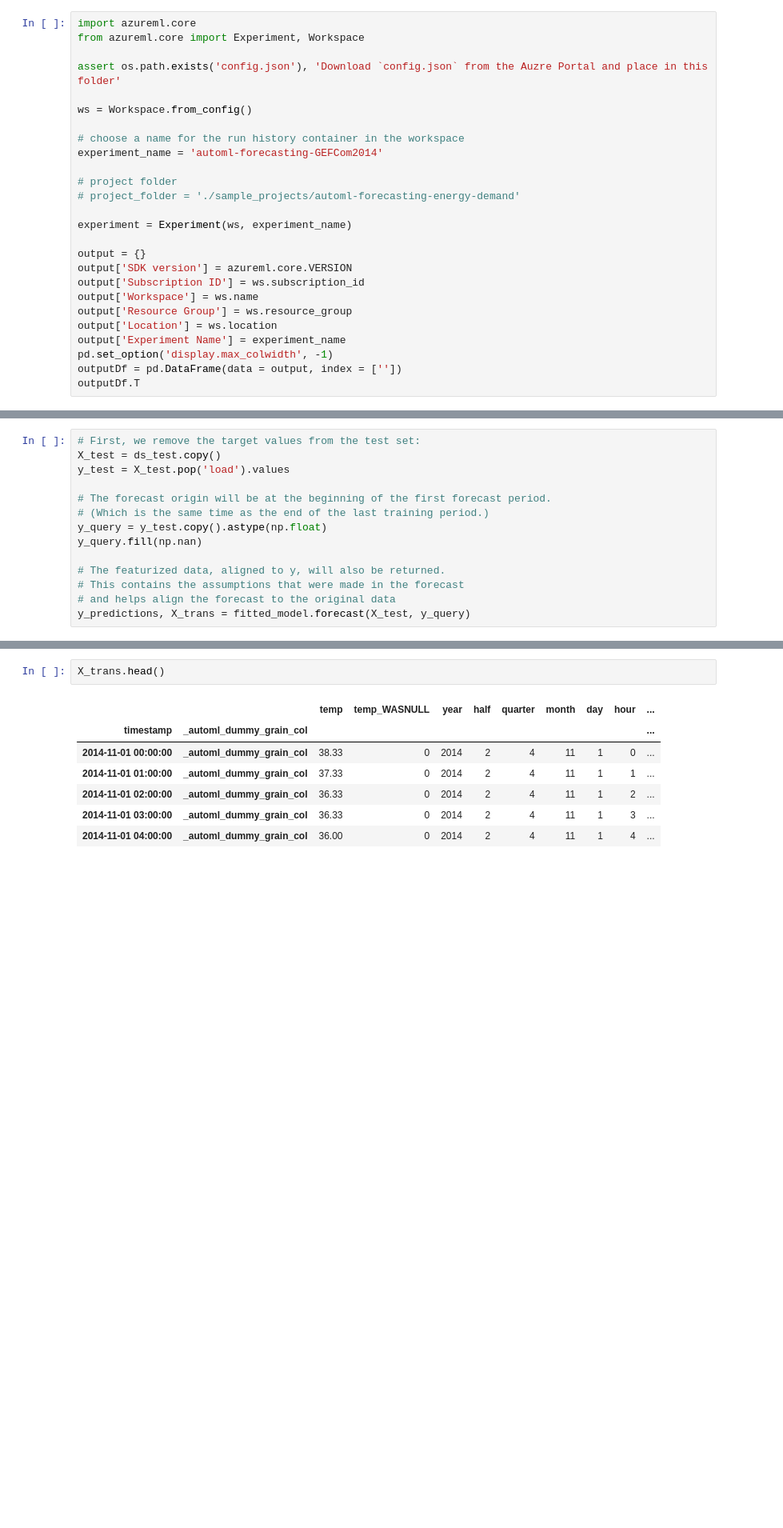
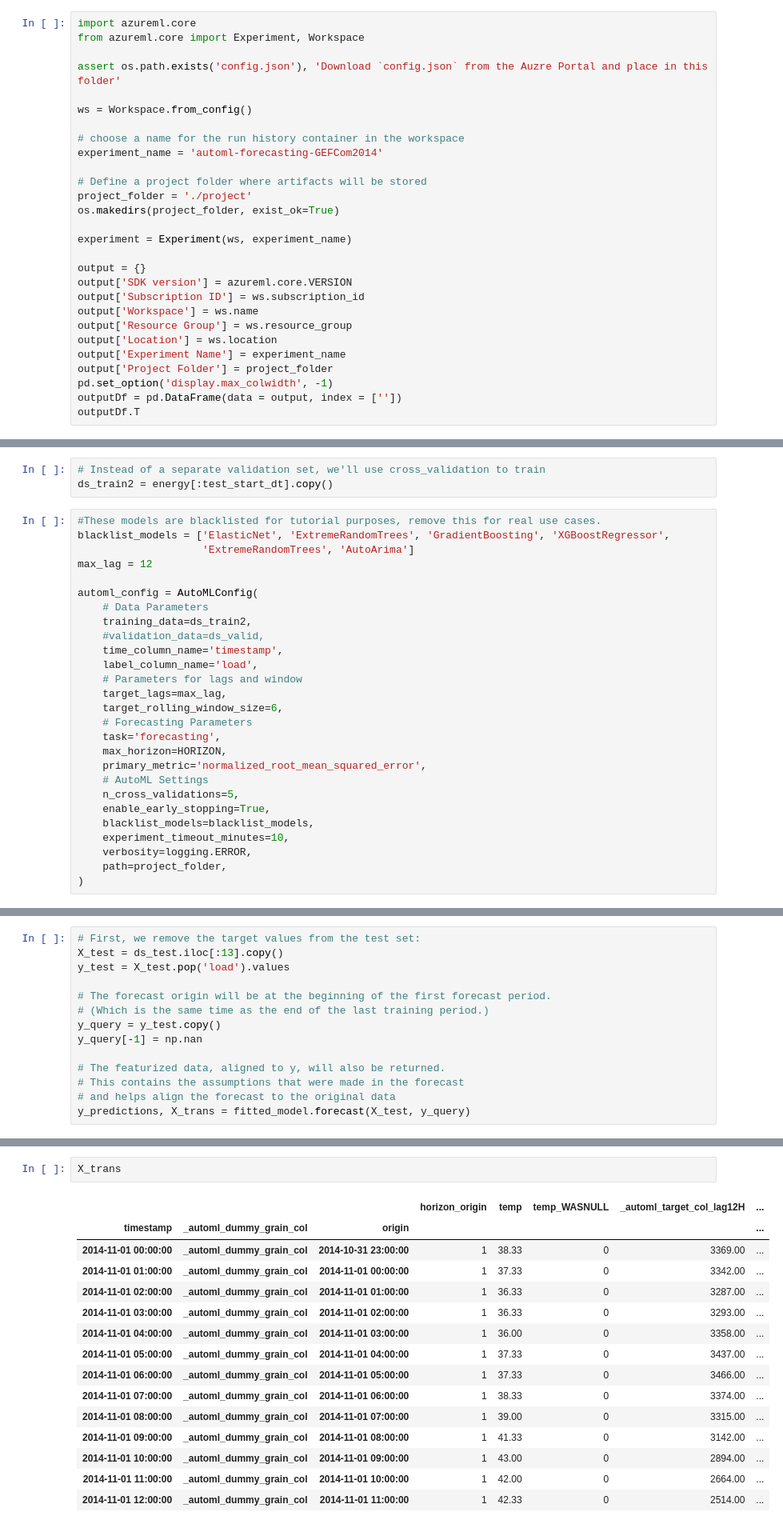
Before and after one commit to Azure/DeepLearningForTimeSeriesForecasting, a Jupyter notebook: automl/1_AzureAutoML_local.ipynb, the cells around one changed output, grey strips where cells are left out. Shown at 80% size. Saved outputs shown, nothing was run; the diff lists cells and outputs as text; blank space fills up the shorter version.

Commit message:
Use lags and do a rolling forcast.

```diff
--- a/automl/1_AzureAutoML_local.ipynb
+++ b/automl/1_AzureAutoML_local.ipynb
@@ -124,8 +145,9 @@ ws = Workspace.from_config()
 # choose a name for the run history container in the workspace
 experiment_name = 'automl-forecasting-GEFCom2014'
 
-# project folder
-# project_folder = './sample_projects/automl-forecasting-energy-demand'
+# Define a project folder where artifacts will be stored
+project_folder = './project'
+os.makedirs(project_folder, exist_ok=True)
 
 experiment = Experiment(ws, experiment_name)
 
@@ -136,6 +158,7 @@ output['Workspace'] = ws.name
 output['Resource Group'] = ws.resource_group
 output['Location'] = ws.location
 output['Experiment Name'] = experiment_name
+output['Project Folder'] = project_folder
 pd.set_option('display.max_colwidth', -1)
 outputDf = pd.DataFrame(data = output, index = [''])
 outputDf.T
@@ -188,0 +373,30 @@ Call the submit method on the experiment object and pass the run configuration.
+# %%
+# Instead of a separate validation set, we'll use cross_validation to train
+ds_train2 = energy[:test_start_dt].copy()
+# %%
+#These models are blacklisted for tutorial purposes, remove this for real use cases.
+blacklist_models = ['ElasticNet', 'ExtremeRandomTrees', 'GradientBoosting', 'XGBoostRegressor',
+                    'ExtremeRandomTrees', 'AutoArima']
+max_lag = 12
+
+automl_config = AutoMLConfig(
+    # Data Parameters
+    training_data=ds_train2,
+    #validation_data=ds_valid,
+    time_column_name='timestamp',
+    label_column_name='load',
+    # Parameters for lags and window
+    target_lags=max_lag,
+    target_rolling_window_size=6,
+    # Forecasting Parameters
+    task='forecasting',
+    max_horizon=HORIZON,
+    primary_metric='normalized_root_mean_squared_error',
+    # AutoML Settings
+    n_cross_validations=5,
+    enable_early_stopping=True,
+    blacklist_models=blacklist_models,
+    experiment_timeout_minutes=10,
+    verbosity=logging.ERROR,
+    path=project_folder,
+)
@@ -282,12 +511,12 @@ Using the predict method would result in getting predictions for EVERY horizon t
 # %%
 # First, we remove the target values from the test set:
-X_test = ds_test.copy()
+X_test = ds_test.iloc[:13].copy()
 y_test = X_test.pop('load').values
 
 # The forecast origin will be at the beginning of the first forecast period.
 # (Which is the same time as the end of the last training period.)
-y_query = y_test.copy().astype(np.float)
-y_query.fill(np.nan)
+y_query = y_test.copy()
+y_query[-1] = np.nan
 
 # The featurized data, aligned to y, will also be returned.
 # This contains the assumptions that were made in the forecast
@@ -296,12 +525,20 @@ y_predictions, X_trans = fitted_model.forecast(X_test, y_query)
 # %% [markdown]
 It is useful to look at how the inputs were transformed to create the predictions
 # %%
-X_trans.head()
+X_trans
 # %% [output]
-|  |  | temp | temp_WASNULL | year | half | quarter | month | day | hour | ... |
-| timestamp | _automl_dummy_grain_col |  |  |  |  |  |  |  |  | ... |
-| 2014-11-01 00:00:00 | _automl_dummy_grain_col | 38.33 | 0 | 2014 | 2 | 4 | 11 | 1 | 0 | ... |
-| 2014-11-01 01:00:00 | _automl_dummy_grain_col | 37.33 | 0 | 2014 | 2 | 4 | 11 | 1 | 1 | ... |
-| 2014-11-01 02:00:00 | _automl_dummy_grain_col | 36.33 | 0 | 2014 | 2 | 4 | 11 | 1 | 2 | ... |
-| 2014-11-01 03:00:00 | _automl_dummy_grain_col | 36.33 | 0 | 2014 | 2 | 4 | 11 | 1 | 3 | ... |
-| 2014-11-01 04:00:00 | _automl_dummy_grain_col | 36.00 | 0 | 2014 | 2 | 4 | 11 | 1 | 4 | ... |
+|  |  |  | horizon_origin | temp | temp_WASNULL | _automl_target_col_lag12H | ... |
+| timestamp | _automl_dummy_grain_col | origin |  |  |  |  | ... |
+| 2014-11-01 00:00:00 | _automl_dummy_grain_col | 2014-10-31 23:00:00 | 1 | 38.33 | 0 | 3369.00 | ... |
+| 2014-11-01 01:00:00 | _automl_dummy_grain_col | 2014-11-01 00:00:00 | 1 | 37.33 | 0 | 3342.00 | ... |
+| 2014-11-01 02:00:00 | _automl_dummy_grain_col | 2014-11-01 01:00:00 | 1 | 36.33 | 0 | 3287.00 | ... |
+| 2014-11-01 03:00:00 | _automl_dummy_grain_col | 2014-11-01 02:00:00 | 1 | 36.33 | 0 | 3293.00 | ... |
+| 2014-11-01 04:00:00 | _automl_dummy_grain_col | 2014-11-01 03:00:00 | 1 | 36.00 | 0 | 3358.00 | ... |
+| 2014-11-01 05:00:00 | _automl_dummy_grain_col | 2014-11-01 04:00:00 | 1 | 37.33 | 0 | 3437.00 | ... |
+| 2014-11-01 06:00:00 | _automl_dummy_grain_col | 2014-11-01 05:00:00 | 1 | 37.33 | 0 | 3466.00 | ... |
+| 2014-11-01 07:00:00 | _automl_dummy_grain_col | 2014-11-01 06:00:00 | 1 | 38.33 | 0 | 3374.00 | ... |
+| 2014-11-01 08:00:00 | _automl_dummy_grain_col | 2014-11-01 07:00:00 | 1 | 39.00 | 0 | 3315.00 | ... |
+| 2014-11-01 09:00:00 | _automl_dummy_grain_col | 2014-11-01 08:00:00 | 1 | 41.33 | 0 | 3142.00 | ... |
+| 2014-11-01 10:00:00 | _automl_dummy_grain_col | 2014-11-01 09:00:00 | 1 | 43.00 | 0 | 2894.00 | ... |
+| 2014-11-01 11:00:00 | _automl_dummy_grain_col | 2014-11-01 10:00:00 | 1 | 42.00 | 0 | 2664.00 | ... |
+| 2014-11-01 12:00:00 | _automl_dummy_grain_col | 2014-11-01 11:00:00 | 1 | 42.33 | 0 | 2514.00 | ... |
```
Also changed, not shown: parts of 54 cells of this notebook, 1 other file.
